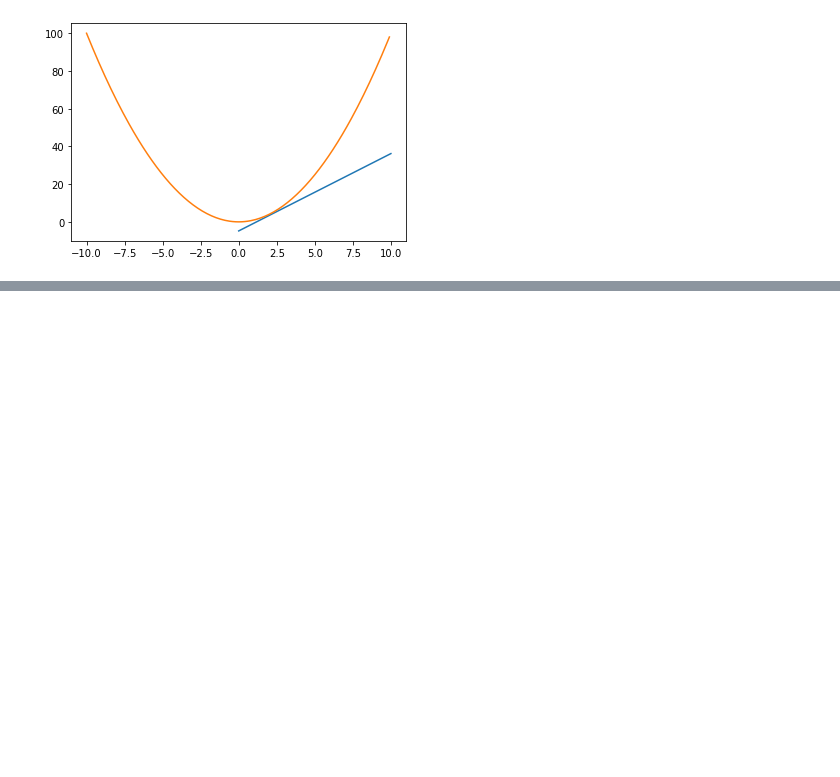
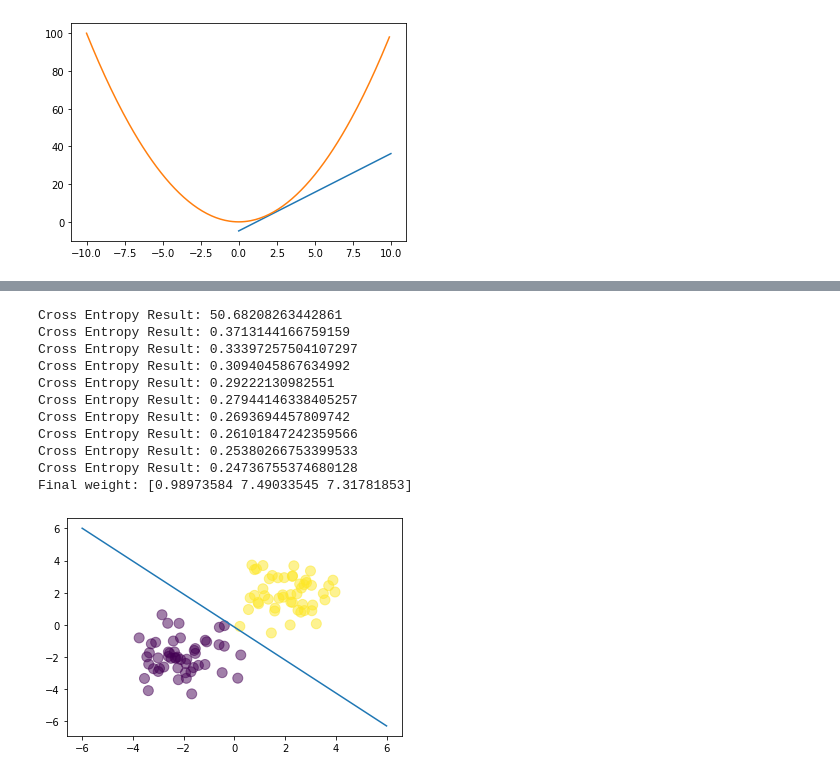
Before and after one commit to xavierharmon/Analytics, a Jupyter notebook: Logistic Regression.ipynb, the cells around one changed output, grey strips where cells are left out. Drawn from its saved outputs; the diff is of its cells as text; code cells hidden in the pictures; blank space fills up the shorter version.

Commit message:
updating model weights with gradient descent

```diff
--- a/Logistic Regression.ipynb
+++ b/Logistic Regression.ipynb
@@ -53,7 +53,7 @@ z = xb.dot(w)
 # %%
 #Creating the sigmoid function
 def sigmoid(z):
-    return 1/(1+np.exp(z))
+    return 1/(1+np.exp(-z))
 # %%
 sigmoid(z)
 # %% [output]
@@ -262,0 +299,52 @@ plt.show()
+# %%
+N = 100
+D = 2
+
+X = np.random.randn(N,D)
+
+#Set the first 50 data points to be centered at x = -2 and y = -1
+X[:50, :] = X[:50, :] - 2*np.ones((50,D))
+X[50:,:] = X[50:,:] + 2*np.ones((50,D))
+
+T = np.array([0]*50 + [1]*50)
+
+ones = np.array([[1]*N]).T
+xb = np.concatenate((ones,X), axis = 1)
+
+learning_rate = 0.1
+
+w = np.random.randn(D+1)
+
+z = xb.dot(w)
+
+Y = sigmoid(z)
+
+for i in range(100):
+    if i%10 == 0:
+        print('Cross Entropy Result: ' + str(cross_entropy(T,Y)))
+
+    w += learning_rate*xb.T.dot(T-Y)
+    Y = sigmoid(xb.dot(w))
+
+print('Final weight: ' + str(w))
+
+
+# plot the data and separating line
+plt.scatter(X[:,0], X[:,1], c=T, s=100, alpha=0.5)
+x_axis = np.linspace(-6, 6, 100)
+y_axis = -(w[0] + x_axis*w[1]) / w[2]
+plt.plot(x_axis, y_axis)
+plt.show()
+# %% [output]
+Cross Entropy Result: 50.68208263442861
+Cross Entropy Result: 0.3713144166759159
+Cross Entropy Result: 0.33397257504107297
+Cross Entropy Result: 0.3094045867634992
+Cross Entropy Result: 0.29222130982551
+Cross Entropy Result: 0.27944146338405257
+Cross Entropy Result: 0.2693694457809742
+Cross Entropy Result: 0.26101847242359566
+Cross Entropy Result: 0.25380266753399533
+Cross Entropy Result: 0.24736755374680128
+Final weight: [0.98973584 7.49033545 7.31781853]
+[figure, added]
```
Also changed, not shown: parts of 2 cells of this notebook.
